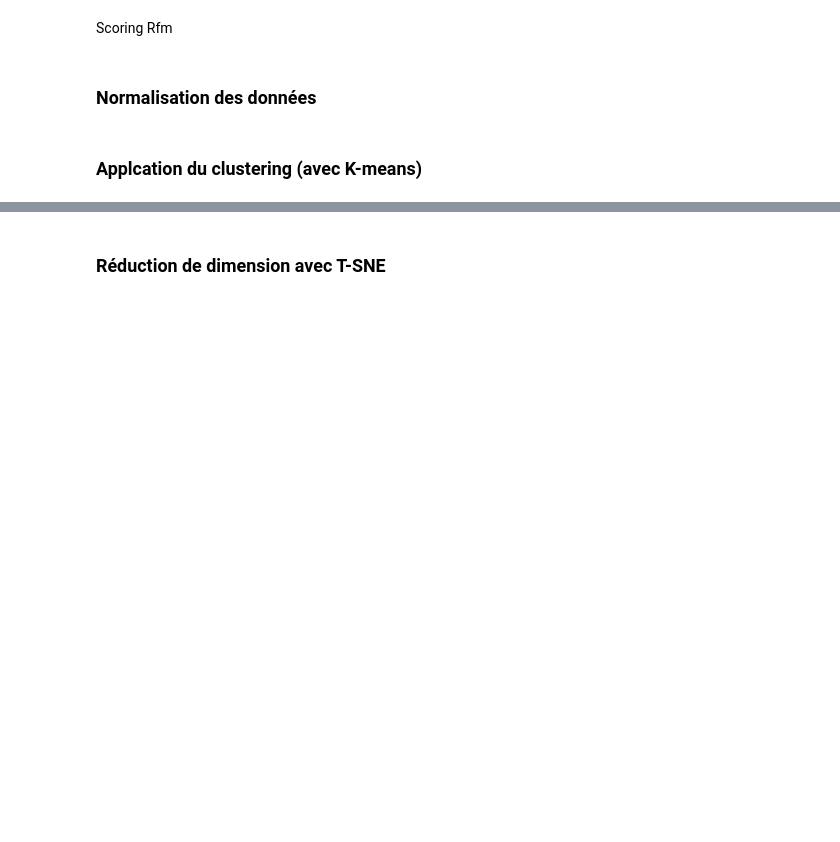
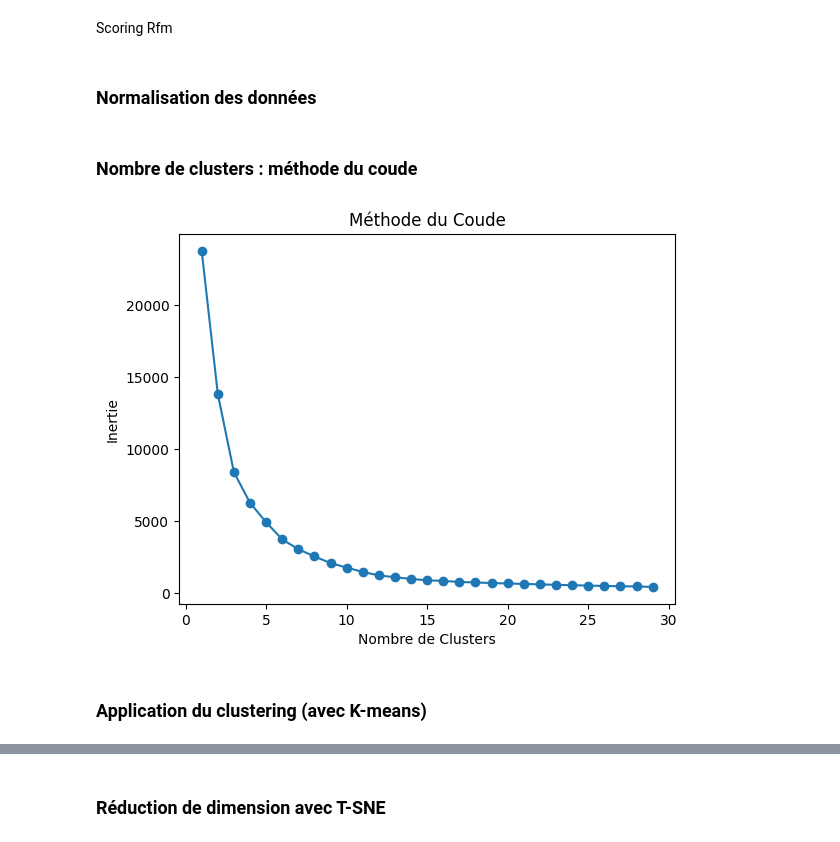
Before and after one commit to Shadume/Online_Retail-Customer_segmentation, a Jupyter notebook: main.ipynb, the cells around one changed output, grey strips where cells are left out. Saved outputs shown, nothing was run; the diff lists cells and outputs as text; code cells hidden in the pictures; blank space fills up the shorter version.

```diff
--- a/main.ipynb
+++ b/main.ipynb
@@ -378,5 +379,25 @@ from sklearn.preprocessing import StandardScaler
 # Normaliser les valeurs RFM
 scaler = StandardScaler()
 rfm_normalized = scaler.fit_transform(rfm_df)
+# %% [markdown]
+### Nombre de clusters : méthode du coude
+# %%
+# Liste pour stocker les valeurs d'inertie
+inertias = []
+
+# Essayer différents nombres de clusters
+for n_clusters in range(1, 30):
+    kmeans = KMeans(n_clusters=n_clusters, init='k-means++', n_init=10, random_state=42)
+    kmeans.fit(rfm_normalized)
+    inertias.append(kmeans.inertia_)
+
+# Tracer le graphique de l'inertie en fonction du nombre de clusters
+plt.plot(range(1, 30), inertias, marker='o')
+plt.title("Méthode du Coude")
+plt.xlabel("Nombre de Clusters")
+plt.ylabel("Inertie")
+plt.show()
+# %% [output]
+[figure, added]
 # %% [markdown]
-### Applcation du clustering (avec K-means)
+### Application du clustering (avec K-means)
```
Also changed, not shown: parts of 6 cells of this notebook.
